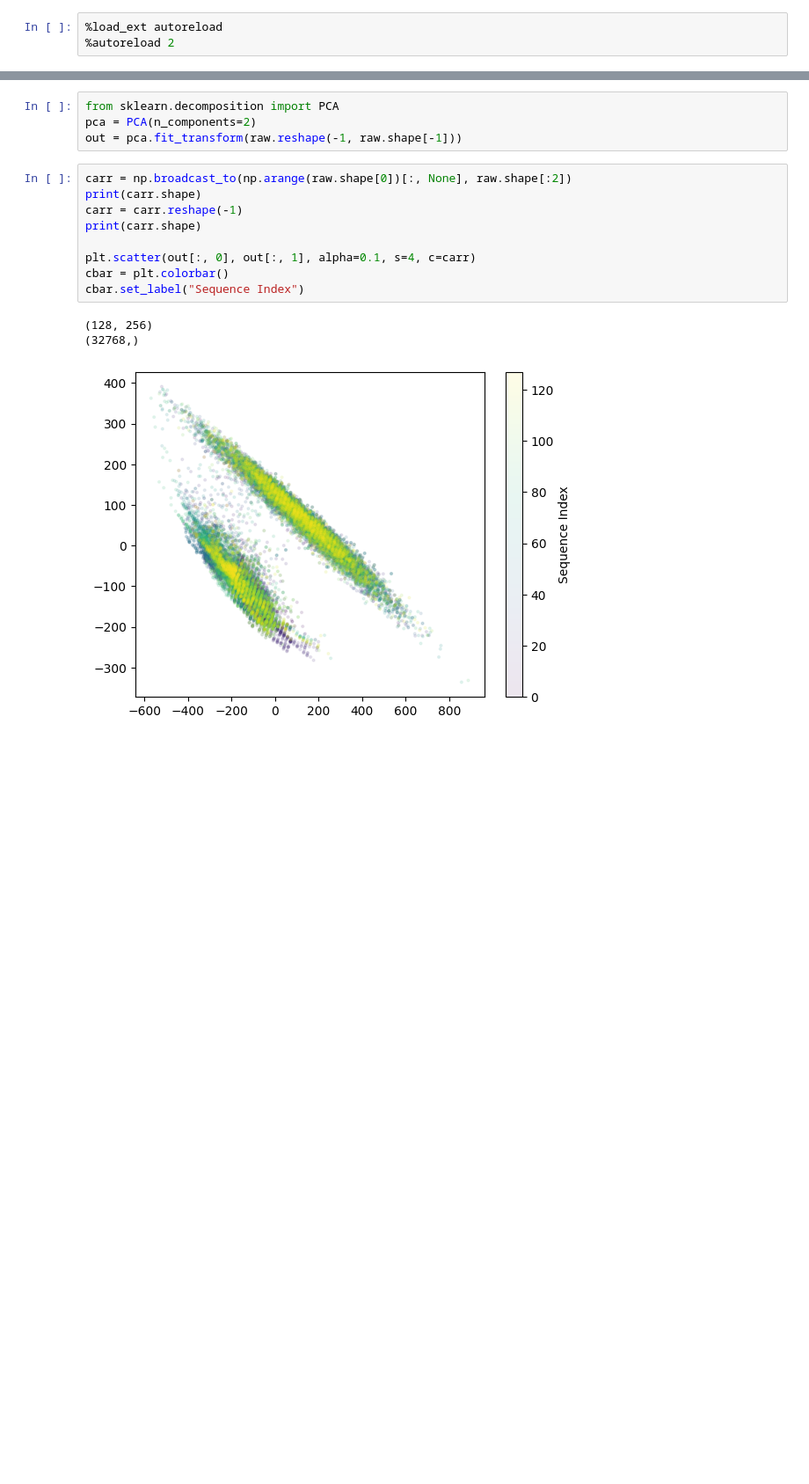
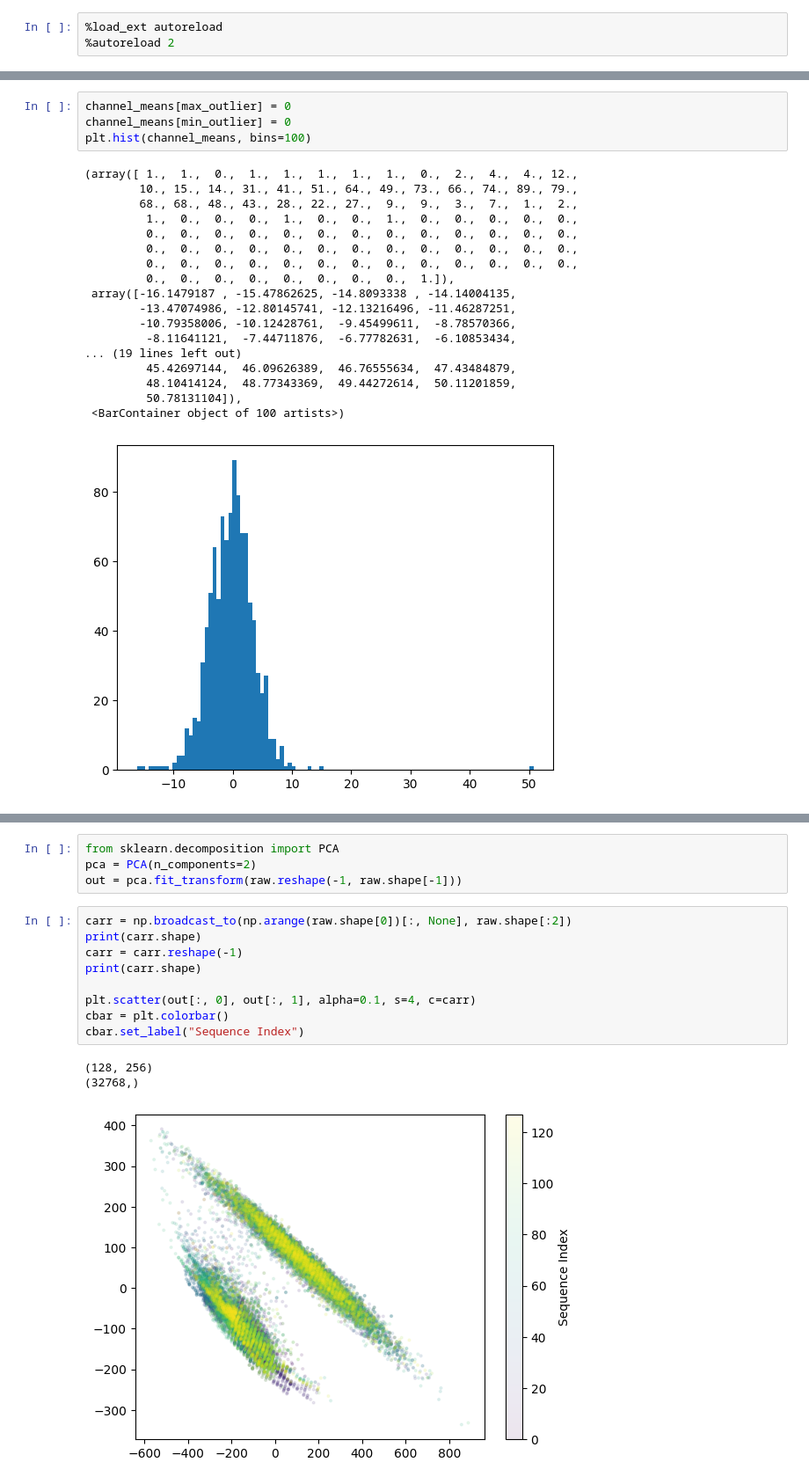
Before and after one commit to amyxlu/plaid-dev-distributed, a Jupyter notebook: notebooks/09_examine_latent_dim.ipynb, the cells around one changed output, grey strips where cells are left out. Shown at 88% size. Cells and saved outputs as stored; diff of their text form; blank space fills up the shorter version.

```diff
--- a/notebooks/09_examine_latent_dim.ipynb
+++ b/notebooks/09_examine_latent_dim.ipynb
@@ -24,0 +99,23 @@ print(raw.shape, normalized.shape)
+# %%
+channel_means[max_outlier] = 0
+channel_means[min_outlier] = 0
+plt.hist(channel_means, bins=100)
+# %% [output]
+(array([ 1.,  1.,  0.,  1.,  1.,  1.,  1.,  1.,  0.,  2.,  4.,  4., 12.,
+        10., 15., 14., 31., 41., 51., 64., 49., 73., 66., 74., 89., 79.,
+        68., 68., 48., 43., 28., 22., 27.,  9.,  9.,  3.,  7.,  1.,  2.,
+         1.,  0.,  0.,  0.,  1.,  0.,  0.,  1.,  0.,  0.,  0.,  0.,  0.,
+         0.,  0.,  0.,  0.,  0.,  0.,  0.,  0.,  0.,  0.,  0.,  0.,  0.,
+         0.,  0.,  0.,  0.,  0.,  0.,  0.,  0.,  0.,  0.,  0.,  0.,  0.,
+         0.,  0.,  0.,  0.,  0.,  0.,  0.,  0.,  0.,  0.,  0.,  0.,  0.,
+         0.,  0.,  0.,  0.,  0.,  0.,  0.,  0.,  1.]),
+ array([-16.1479187 , -15.47862625, -14.8093338 , -14.14004135,
+        -13.47074986, -12.80145741, -12.13216496, -11.46287251,
+        -10.79358006, -10.12428761,  -9.45499611,  -8.78570366,
+         -8.11641121,  -7.44711876,  -6.77782631,  -6.10853434,
+... (19 lines left out)
+         45.42697144,  46.09626389,  46.76555634,  47.43484879,
+         48.10414124,  48.77343369,  49.44272614,  50.11201859,
+         50.78131104]),
+ <BarContainer object of 100 artists>)
+[figure, added]
```
Also changed, not shown: parts of 16 cells of this notebook, 5 other files.
